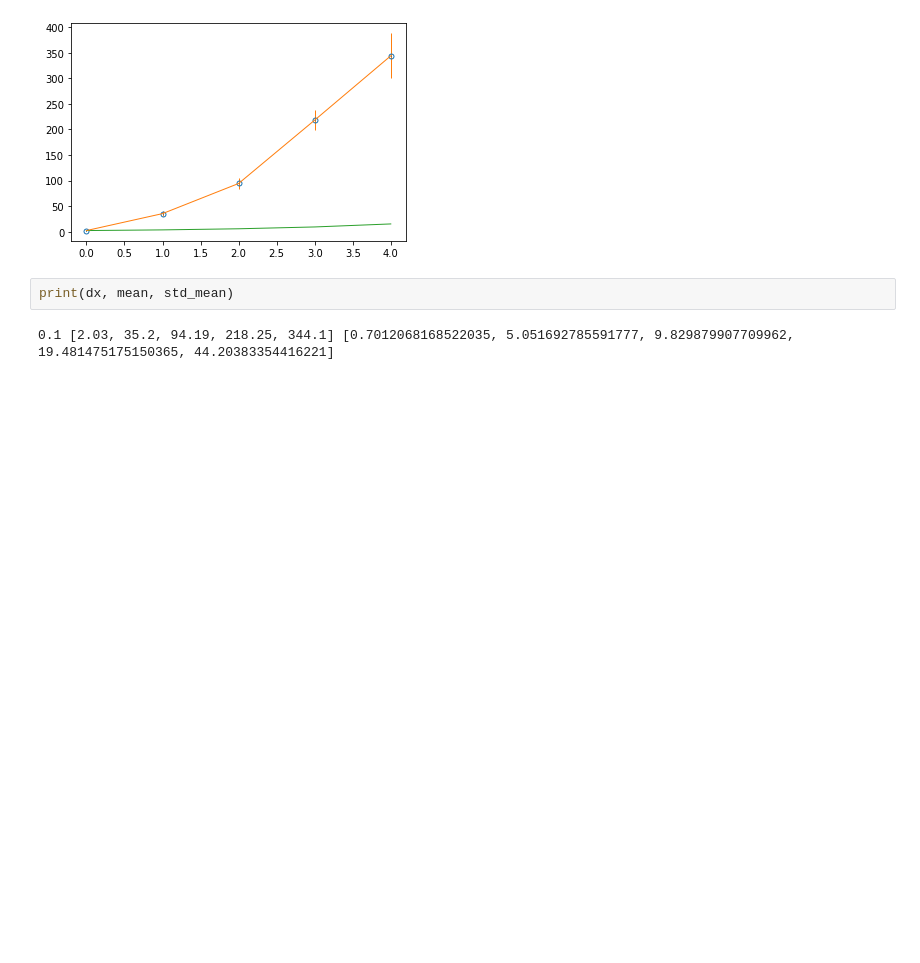
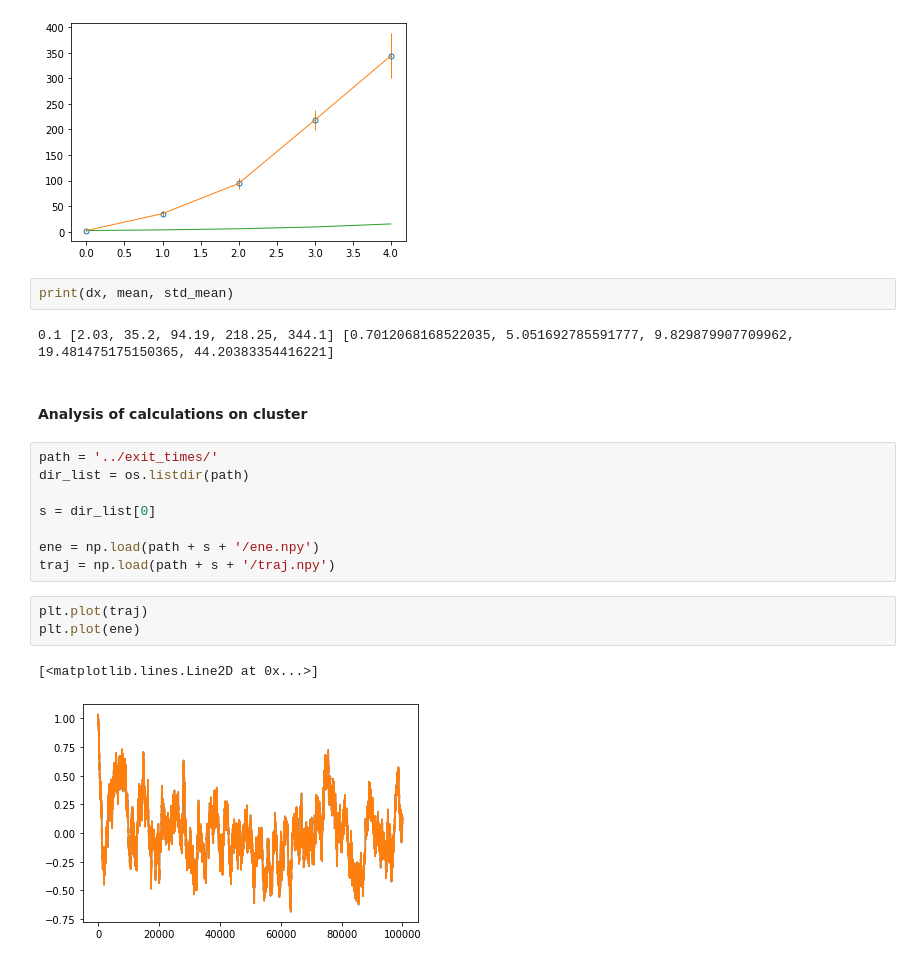
Before and after one commit to IvanGilardoni/Jeffreys_prior, a Jupyter notebook: exit_times.ipynb, the cells around one changed output. Saved outputs shown, nothing was run; the diff lists cells and outputs as text; blank space fills up the shorter version.

```diff
--- a/exit_times.ipynb
+++ b/exit_times.ipynb
@@ -402,3 +411,19 @@ plt.plot(mean[0]*np.exp(depth_list - depth_list[0]))
 print(dx, mean, std_mean)
 # %% [output]
 0.1 [2.03, 35.2, 94.19, 218.25, 344.1] [0.7012068168522035, 5.051692785591777, 9.829879907709962, 19.481475175150365, 44.20383354416221]
+# %% [markdown]
+#### Analysis of calculations on cluster
+# %%
+path = '../exit_times/'
+dir_list = os.listdir(path)
+
+s = dir_list[0]
+
+ene = np.load(path + s + '/ene.npy')
+traj = np.load(path + s + '/traj.npy')
+# %%
+plt.plot(traj)
+plt.plot(ene)
+# %% [output]
+[<matplotlib.lines.Line2D at 0x...>]
+[figure, added]
```
Also changed, not shown: parts of 1 cell of this notebook, 1 other file.
